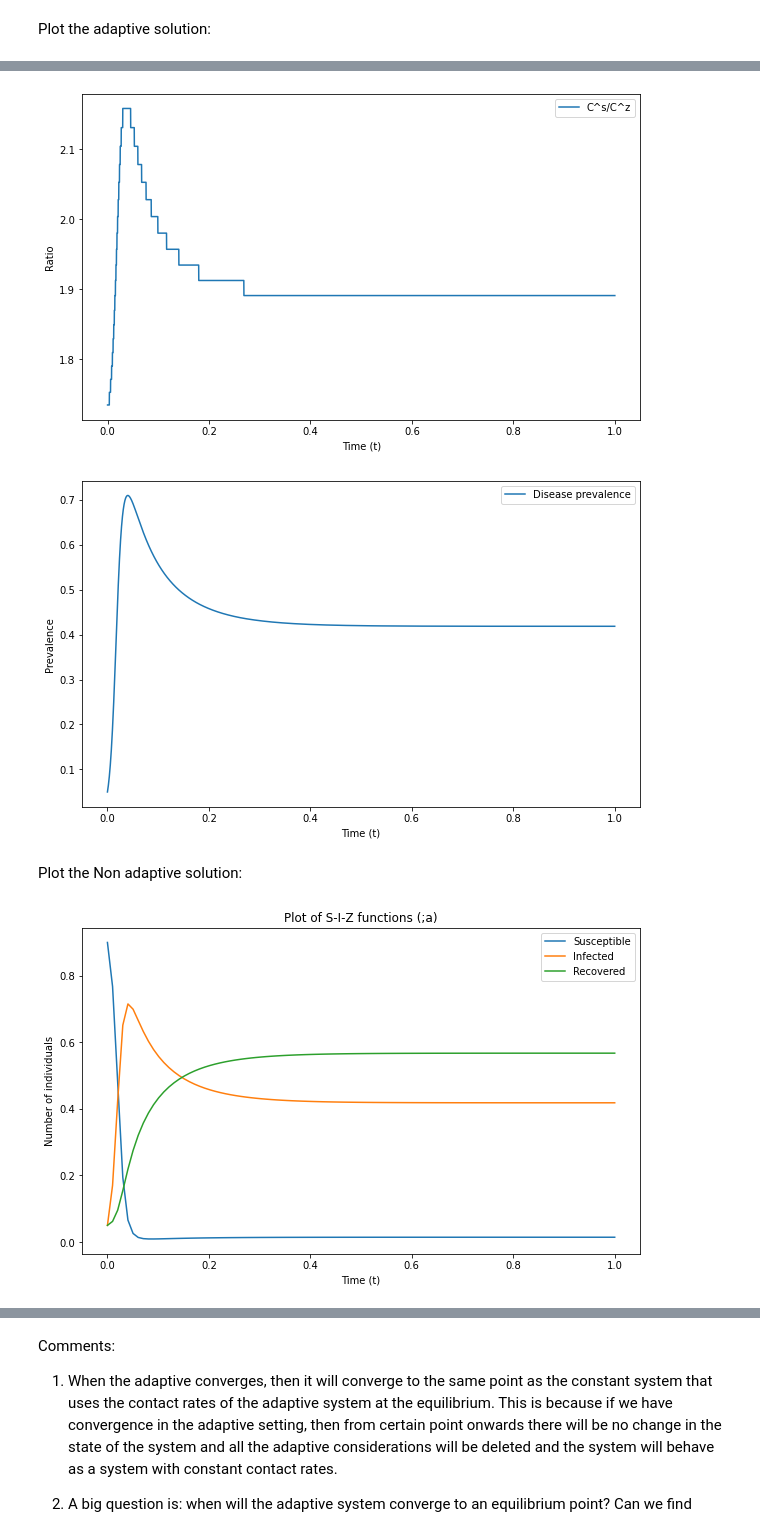
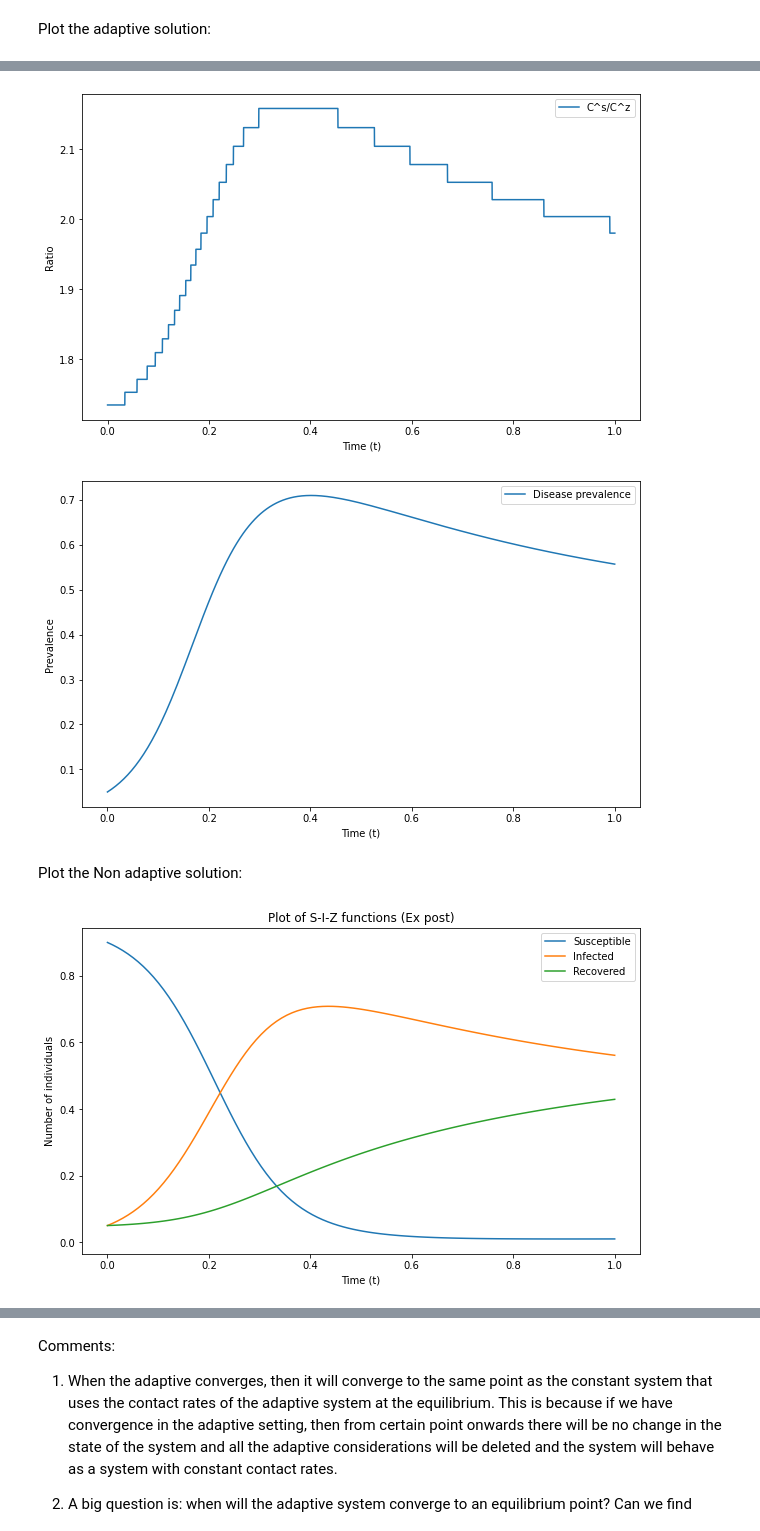
Before and after one commit to JimmyCalvoMonge/adaptive, a Jupyter notebook: design/adaptive/adaptive_use.ipynb, the cells around one changed output, grey strips where cells are left out. Saved outputs shown, nothing was run; the diff lists cells and outputs as text; code cells hidden in the pictures.

Commit message:
changes in plots comparison

```diff
--- a/design/adaptive/adaptive_use.ipynb
+++ b/design/adaptive/adaptive_use.ipynb
@@ -37,7 +37,7 @@ tau = 12
 delta = 0.99986
 
 ### Simulation parameters
-t_max = 5000
+t_max = 500
 steps = 100
 x00 = [0.9, 0.05, 0.05]
 # Note: our start point is not [1,0,0]
@@ -54,14 +54,16 @@ instance_adaptive.patch_uni_solutions()
 end = time.time()
 print(f"Running the adaptive algorithm took {end - start} seconds.")
 
-# To compare, we take the Cs obtained at the end of this algorithm.
+start = time.time()
+
+# To compare, we take the Cs obtained at the end of this algorithm (Ex post)
 Cs = instance_adaptive.Cs[len(instance_adaptive.Cs)-1]
-# Initialize non adaptive instances
-instance_non_adaptive = NonAdaptive(mu, gamma, beta, phi,
+print(Cs)
+instance_non_adaptive_ex_post = NonAdaptive(mu, gamma, beta, phi,
                                     Cs, Cs*kappa, Cs*xi,
                                     t_max, steps, x00)
-start = time.time()
-instance_non_adaptive.solve_odes_system()
+instance_non_adaptive_ex_post.solve_odes_system()
+
 end = time.time()
-print(f"Running the NON adaptive algorithm took {end - start} seconds.")
+print(f"Running the NON adaptive algorithms took {end - start} seconds.")
 # %% [output]
@@ -101,7 +102,7 @@ plt.legend(loc = "upper right")
 plt.rcParams["figure.figsize"] = (10,6)
 plt.show()
 # %% [output]
-[figure, old version]
+[figure, new version]
 # %%
 plt.plot(np.linspace(0,1,len(instance_adaptive.I)), instance_adaptive.I, label="Disease prevalence")
 plt.xlabel("Time (t)")
@@ -110,11 +111,11 @@ plt.legend(loc = "upper right")
 plt.rcParams["figure.figsize"] = (10,6)
 plt.show()
 # %% [output]
-[figure, old version]
+[figure, new version]
 # %% [markdown]
 Plot the Non adaptive solution:
 # %%
-instance_non_adaptive.plot_ode_solution(
-    t = np.linspace(0,1,len(instance_non_adaptive.S)), title = ';a')
+instance_non_adaptive_ex_post.plot_ode_solution(
+    t = np.linspace(0,1,len(instance_non_adaptive_ex_post.S)), title = 'Ex post')
 # %% [output]
-[figure, old version]
+[figure, new version]
```
Also changed, not shown: parts of 5 cells of this notebook, 1 other file.
